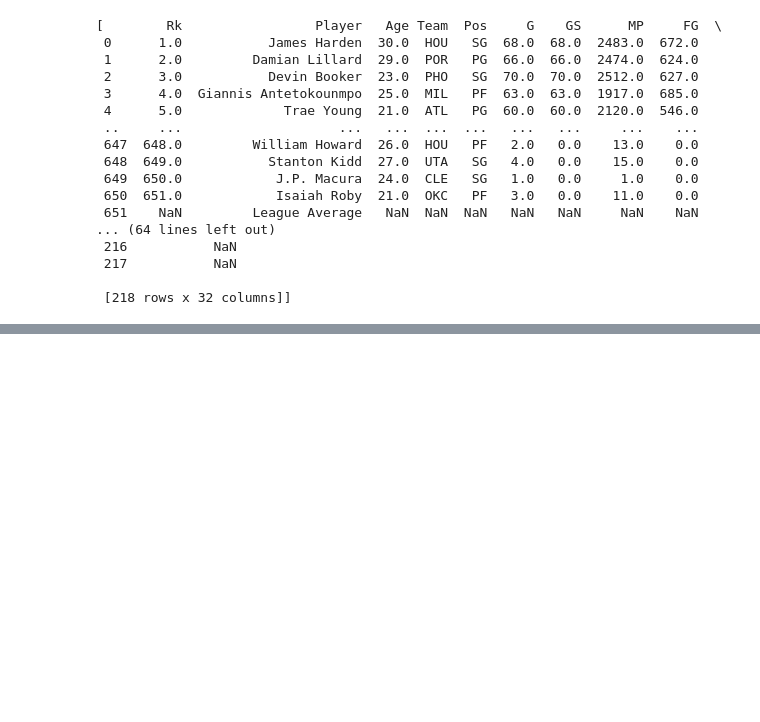
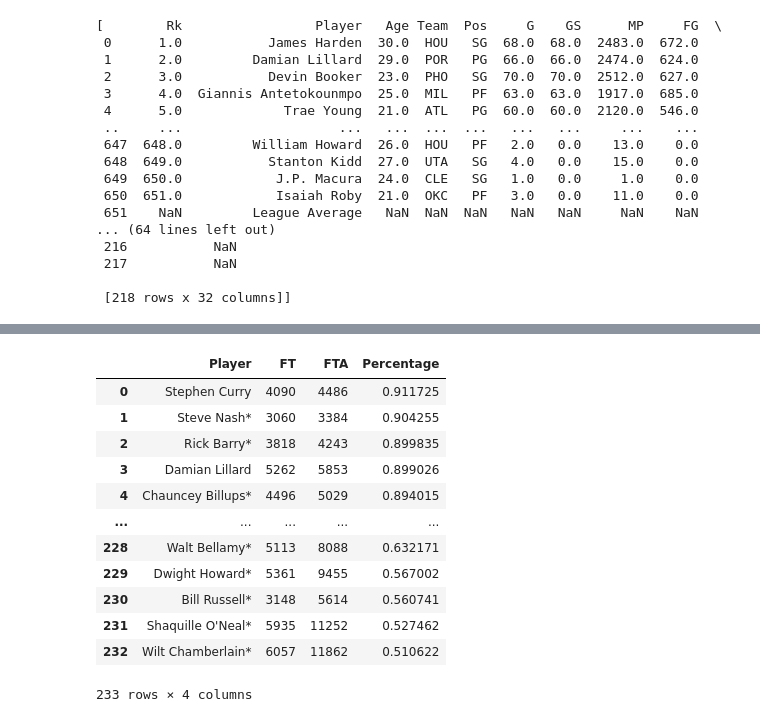
Before and after one commit to arnie12a/Free-Throw-Tracker-App, a Jupyter notebook: pythonScripts/main.ipynb, the cells around one changed output, grey strips where cells are left out. Drawn from its saved outputs; the diff is of its cells as text; code cells hidden in the pictures; blank space fills up the shorter version.

```diff
--- a/pythonScripts/main.ipynb
+++ b/pythonScripts/main.ipynb
@@ -310,0 +230,29 @@ pd.read_html('https://www.basketball-reference.com/leagues/NBA_2020_totals.html#
+# %%
+import pandas as pd
+url_attempt = "https://www.basketball-reference.com/leaders/fta_career.html"
+df_attempt = pd.read_html(url_attempt)[1]
+url_made = "https://www.basketball-reference.com/leaders/ft_career.html"
+df_made = pd.read_html(url_made)[1]
+df = pd.merge(df_made, df_attempt, on='Player')
+cols = ['Player', 'FT', 'FTA']
+df = df[cols]
+df['Percentage'] = df['FT'] / df['FTA']
+df = df.sort_values(by='Percentage', ascending=False)
+df = df.reset_index()
+cols2 = ['Player', 'FT', 'FTA', 'Percentage']
+df = df[cols2]
+df
+# %% [output]
+|  | Player | FT | FTA | Percentage |
+| 0 | Stephen Curry | 4090 | 4486 | 0.911725 |
+| 1 | Steve Nash* | 3060 | 3384 | 0.904255 |
+| 2 | Rick Barry* | 3818 | 4243 | 0.899835 |
+| 3 | Damian Lillard | 5262 | 5853 | 0.899026 |
+| 4 | Chauncey Billups* | 4496 | 5029 | 0.894015 |
+| ... | ... | ... | ... | ... |
+| 228 | Walt Bellamy* | 5113 | 8088 | 0.632171 |
+| 229 | Dwight Howard* | 5361 | 9455 | 0.567002 |
+| 230 | Bill Russell* | 3148 | 5614 | 0.560741 |
+| 231 | Shaquille O'Neal* | 5935 | 11252 | 0.527462 |
+| 232 | Wilt Chamberlain* | 6057 | 11862 | 0.510622 |
+233 rows × 4 columns
```
Also changed, not shown: parts of 3 cells of this notebook, 3 other files.
